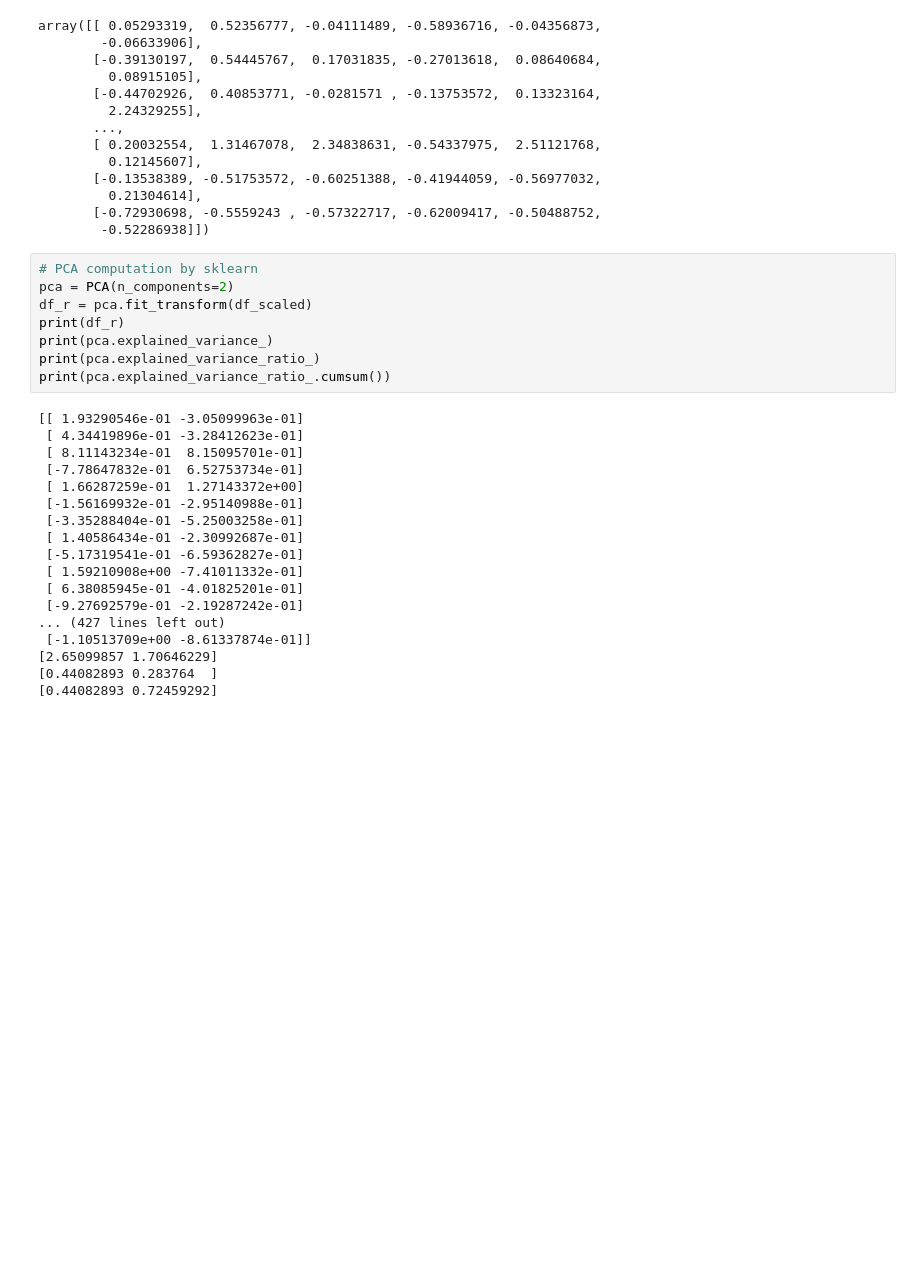
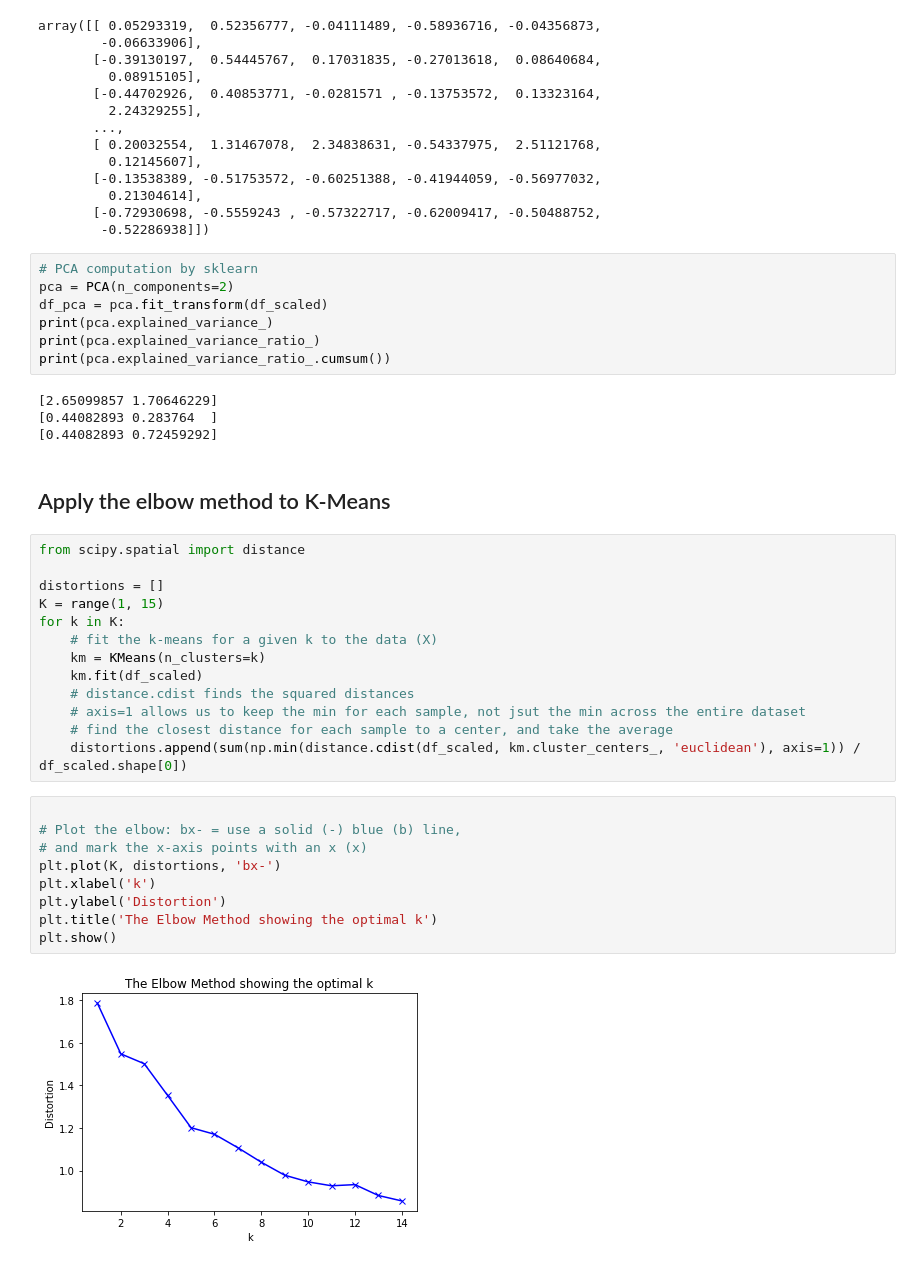
Before and after one commit to jon-infante/DS-2.1-Machine-Learning, a Jupyter notebook: HW3.ipynb, the cells around one changed output. Cells and saved outputs as stored; diff of their text form; blank space fills up the shorter version.

```diff
--- a/HW3.ipynb
+++ b/HW3.ipynb
@@ -61,26 +93,37 @@ array([[ 0.05293319,  0.52356777, -0.04111489, -0.58936716, -0.04356873,
 # %%
 # PCA computation by sklearn
 pca = PCA(n_components=2)
-df_r = pca.fit_transform(df_scaled)
-print(df_r)
+df_pca = pca.fit_transform(df_scaled)
 print(pca.explained_variance_)
 print(pca.explained_variance_ratio_)
 print(pca.explained_variance_ratio_.cumsum())
 # %% [output]
-[[ 1.93290546e-01 -3.05099963e-01]
- [ 4.34419896e-01 -3.28412623e-01]
- [ 8.11143234e-01  8.15095701e-01]
- [-7.78647832e-01  6.52753734e-01]
- [ 1.66287259e-01  1.27143372e+00]
- [-1.56169932e-01 -2.95140988e-01]
- [-3.35288404e-01 -5.25003258e-01]
- [ 1.40586434e-01 -2.30992687e-01]
- [-5.17319541e-01 -6.59362827e-01]
- [ 1.59210908e+00 -7.41011332e-01]
- [ 6.38085945e-01 -4.01825201e-01]
- [-9.27692579e-01 -2.19287242e-01]
-... (427 lines left out)
- [-1.10513709e+00 -8.61337874e-01]]
 [2.65099857 1.70646229]
 [0.44082893 0.283764  ]
 [0.44082893 0.72459292]
+# %% [markdown]
+## Apply the elbow method to K-Means
+# %%
+from scipy.spatial import distance
+
+distortions = []
+K = range(1, 15)
+for k in K:
+    # fit the k-means for a given k to the data (X)
+    km = KMeans(n_clusters=k)
+    km.fit(df_scaled)
+    # distance.cdist finds the squared distances
+    # axis=1 allows us to keep the min for each sample, not jsut the min across the entire dataset
+    # find the closest distance for each sample to a center, and take the average
+    distortions.append(sum(np.min(distance.cdist(df_scaled, km.cluster_centers_, 'euclidean'), axis=1)) / df_scaled.shape[0])
+# %%
+
+# Plot the elbow: bx- = use a solid (-) blue (b) line,
+# and mark the x-axis points with an x (x)
+plt.plot(K, distortions, 'bx-')
+plt.xlabel('k')
+plt.ylabel('Distortion')
+plt.title('The Elbow Method showing the optimal k')
+plt.show()
+# %% [output]
+[figure, added]
```
Also changed, not shown: parts of 21 cells of this notebook, 4 other files.
